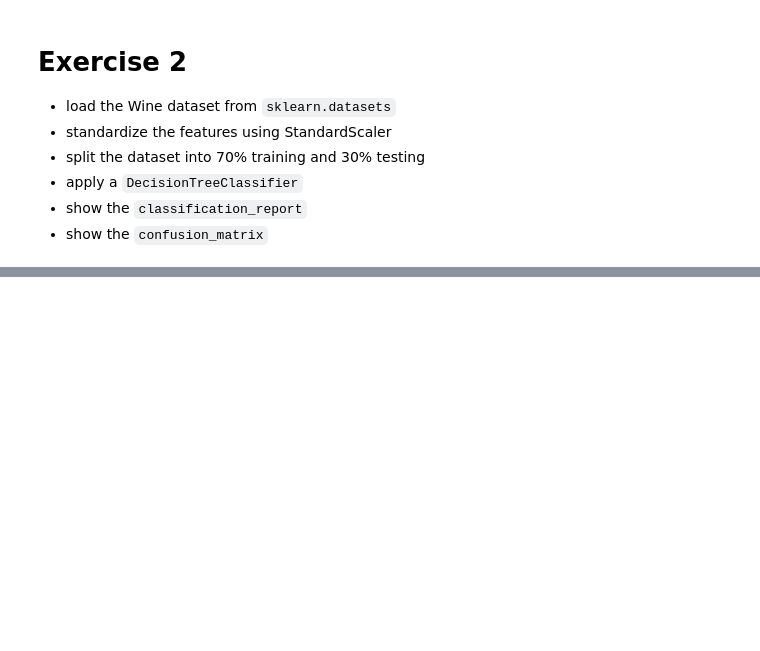
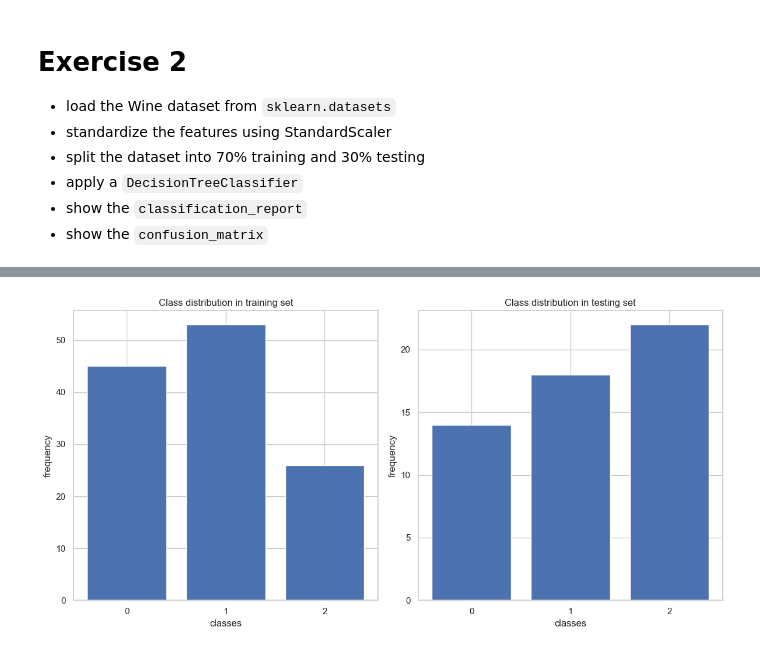
Before and after one commit to GianfriShow/ExperisAcademy_DataScience_AlessioManfredi, a Jupyter notebook: 18_09/scikit_learn_exercises.ipynb, the cells around one changed output, grey strips where cells are left out. Cells and saved outputs as stored; diff of their text form; code cells hidden in the pictures; blank space fills up the shorter version.

```diff
--- a/18_09/scikit_learn_exercises.ipynb
+++ b/18_09/scikit_learn_exercises.ipynb
@@ -77,0 +142,29 @@ plt.show()
+# %%
+plt.figure(figsize=(12, 6))
+
+train_info = np.unique(y_train,return_counts=True)
+plt.subplot(1,2,1)
+plt.bar(train_info[0],train_info[1])
+plt.xticks(train_info[0])
+plt.yticks()
+plt.xlim()
+plt.ylim()
+plt.title("Class distribution in training set")
+plt.xlabel("classes")
+plt.ylabel("frequency")
+
+test_info = np.unique(y_test,return_counts=True)
+plt.subplot(1,2,2)
+plt.bar(test_info[0],test_info[1])
+plt.xticks(test_info[0])
+plt.yticks()
+plt.xlim()
+plt.ylim()
+plt.title("Class distribution in testing set")
+plt.xlabel("classes")
+plt.ylabel("frequency")
+
+plt.tight_layout()
+plt.show()
+# %% [output]
+[figure, added]
```
Also changed, not shown: parts of 14 cells of this notebook.
